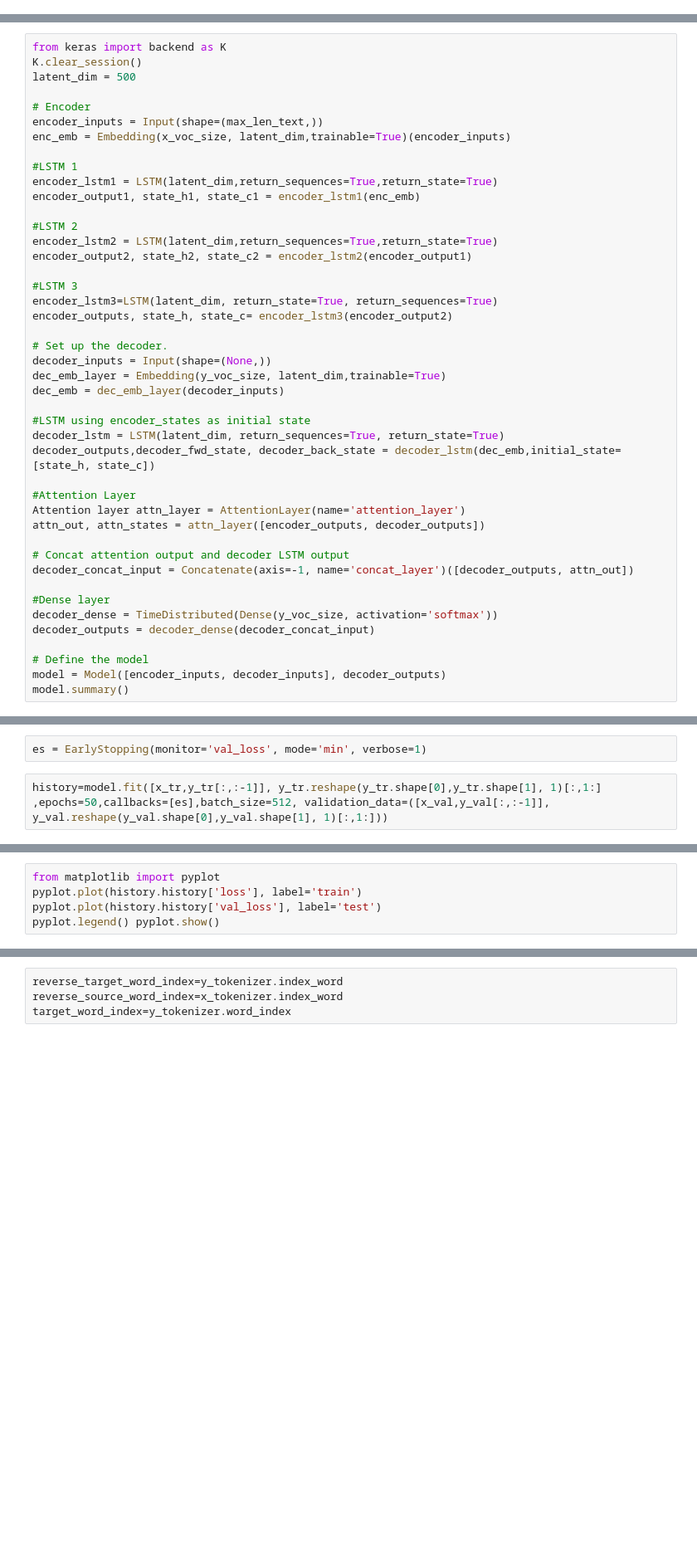
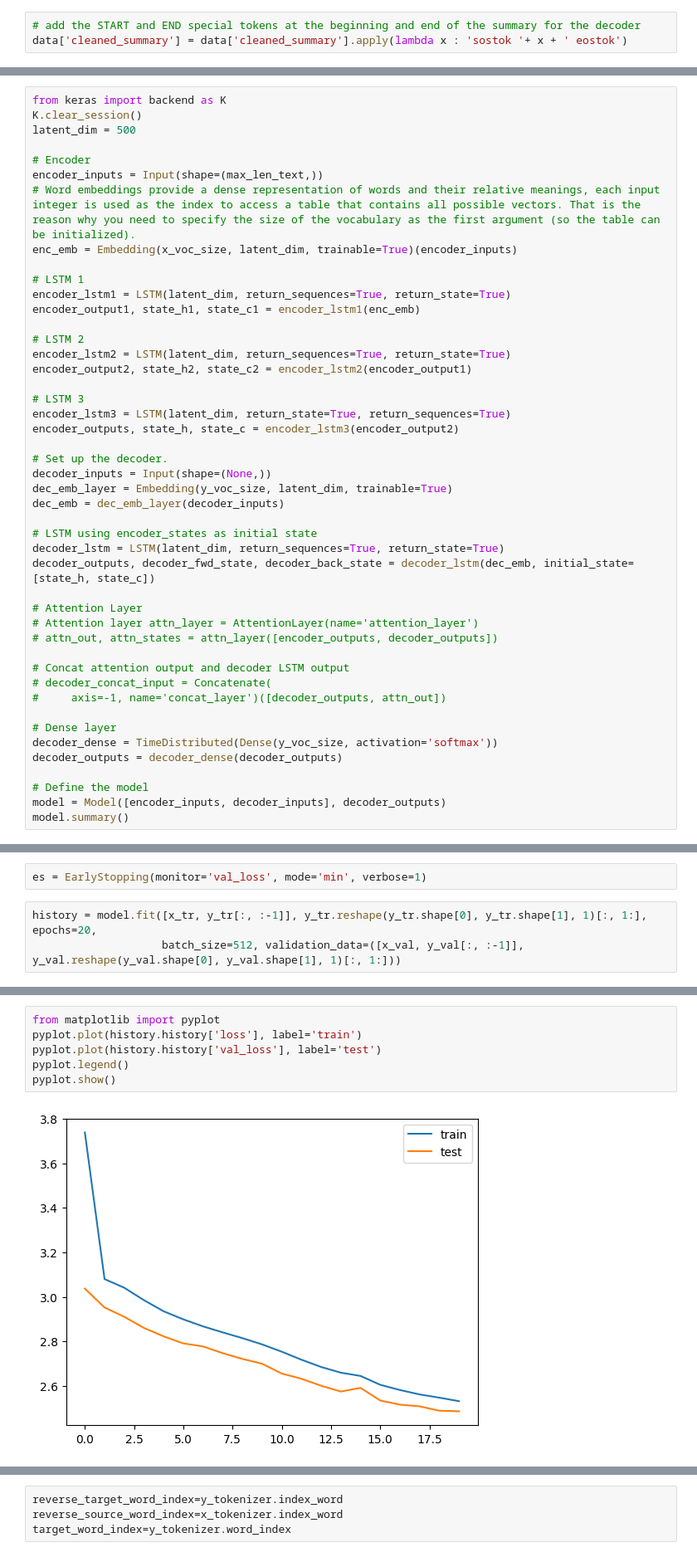
Before and after one commit to Khorrlybobo/Food-Reviews-summary--repo, a Jupyter notebook: Summary_of_Restaurant_Reviews.ipynb, the cells around one changed output, grey strips where cells are left out. Shown: that part at 83% size. Drawn from its saved outputs; the diff is of its cells as text; blank space fills up the shorter version.

```diff
--- a/Summary_of_Restaurant_Reviews.ipynb
+++ b/Summary_of_Restaurant_Reviews.ipynb
@@ -175,0 +215,3 @@ data['cleaned_summary'] = data['cleaned_summary'].apply(lambda x : '_START_ '+ x
+# %%
+# add the START and END special tokens at the beginning and end of the summary for the decoder
+data['cleaned_summary'] = data['cleaned_summary'].apply(lambda x : 'sostok '+ x + ' eostok')
@@ -233,39 +385,41 @@ latent_dim = 500
 
 # Encoder
 encoder_inputs = Input(shape=(max_len_text,))
-enc_emb = Embedding(x_voc_size, latent_dim,trainable=True)(encoder_inputs)
+# Word embeddings provide a dense representation of words and their relative meanings, each input integer is used as the index to access a table that contains all possible vectors. That is the reason why you need to specify the size of the vocabulary as the first argument (so the table can be initialized).
+enc_emb = Embedding(x_voc_size, latent_dim, trainable=True)(encoder_inputs)
 
-#LSTM 1
-encoder_lstm1 = LSTM(latent_dim,return_sequences=True,return_state=True)
+# LSTM 1
+encoder_lstm1 = LSTM(latent_dim, return_sequences=True, return_state=True)
 encoder_output1, state_h1, state_c1 = encoder_lstm1(enc_emb)
 
-#LSTM 2
-encoder_lstm2 = LSTM(latent_dim,return_sequences=True,return_state=True)
+# LSTM 2
+encoder_lstm2 = LSTM(latent_dim, return_sequences=True, return_state=True)
 encoder_output2, state_h2, state_c2 = encoder_lstm2(encoder_output1)
 
-#LSTM 3
-encoder_lstm3=LSTM(latent_dim, return_state=True, return_sequences=True)
-encoder_outputs, state_h, state_c= encoder_lstm3(encoder_output2)
+# LSTM 3
+encoder_lstm3 = LSTM(latent_dim, return_state=True, return_sequences=True)
+encoder_outputs, state_h, state_c = encoder_lstm3(encoder_output2)
 
 # Set up the decoder.
 decoder_inputs = Input(shape=(None,))
-dec_emb_layer = Embedding(y_voc_size, latent_dim,trainable=True)
+dec_emb_layer = Embedding(y_voc_size, latent_dim, trainable=True)
 dec_emb = dec_emb_layer(decoder_inputs)
 
-#LSTM using encoder_states as initial state
+# LSTM using encoder_states as initial state
 decoder_lstm = LSTM(latent_dim, return_sequences=True, return_state=True)
-decoder_outputs,decoder_fwd_state, decoder_back_state = decoder_lstm(dec_emb,initial_state=[state_h, state_c])
+decoder_outputs, decoder_fwd_state, decoder_back_state = decoder_lstm(dec_emb, initial_state=[state_h, state_c])
 
-#Attention Layer
-Attention layer attn_layer = AttentionLayer(name='attention_layer')
-attn_out, attn_states = attn_layer([encoder_outputs, decoder_outputs])
+# Attention Layer
+# Attention layer attn_layer = AttentionLayer(name='attention_layer')
+# attn_out, attn_states = attn_layer([encoder_outputs, decoder_outputs])
 
 # Concat attention output and decoder LSTM output
-decoder_concat_input = Concatenate(axis=-1, name='concat_layer')([decoder_outputs, attn_out])
+# decoder_concat_input = Concatenate(
+#     axis=-1, name='concat_layer')([decoder_outputs, attn_out])
 
-#Dense layer
+# Dense layer
 decoder_dense = TimeDistributed(Dense(y_voc_size, activation='softmax'))
-decoder_outputs = decoder_dense(decoder_concat_input)
+decoder_outputs = decoder_dense(decoder_outputs)
 
 # Define the model
 model = Model([encoder_inputs, decoder_inputs], decoder_outputs)
@@ -275,4 +451,5 @@ model.compile(optimizer='rmsprop', loss='sparse_categorical_crossentropy')
 # %%
 es = EarlyStopping(monitor='val_loss', mode='min', verbose=1)
 # %%
-history=model.fit([x_tr,y_tr[:,:-1]], y_tr.reshape(y_tr.shape[0],y_tr.shape[1], 1)[:,1:] ,epochs=50,callbacks=[es],batch_size=512, validation_data=([x_val,y_val[:,:-1]], y_val.reshape(y_val.shape[0],y_val.shape[1], 1)[:,1:]))
+history = model.fit([x_tr, y_tr[:, :-1]], y_tr.reshape(y_tr.shape[0], y_tr.shape[1], 1)[:, 1:], epochs=20,
+                    batch_size=512, validation_data=([x_val, y_val[:, :-1]], y_val.reshape(y_val.shape[0], y_val.shape[1], 1)[:, 1:]))
@@ -279,5 +476,8 @@ history=model.fit([x_tr,y_tr[:,:-1]], y_tr.reshape(y_tr.shape[0],y_tr.shape[1],
 # %%
 from matplotlib import pyplot
 pyplot.plot(history.history['loss'], label='train')
 pyplot.plot(history.history['val_loss'], label='test')
-pyplot.legend() pyplot.show()
+pyplot.legend()
+pyplot.show()
+# %% [output]
+[figure, added]
```
Also changed, not shown: parts of 45 cells of this notebook.
